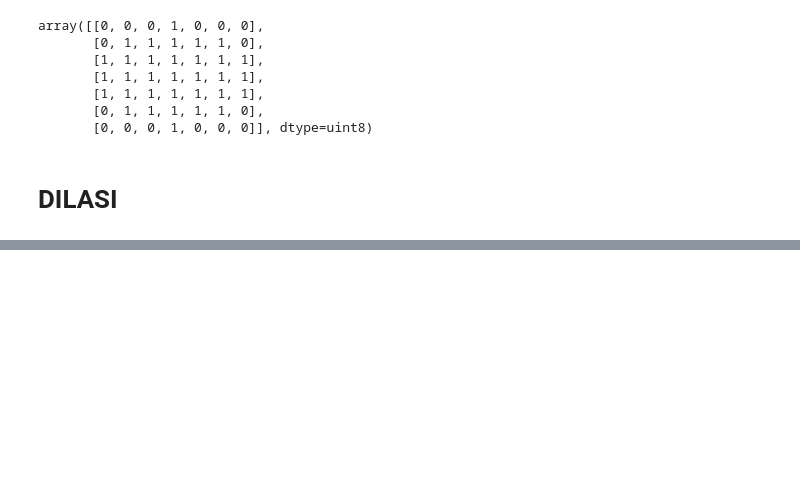
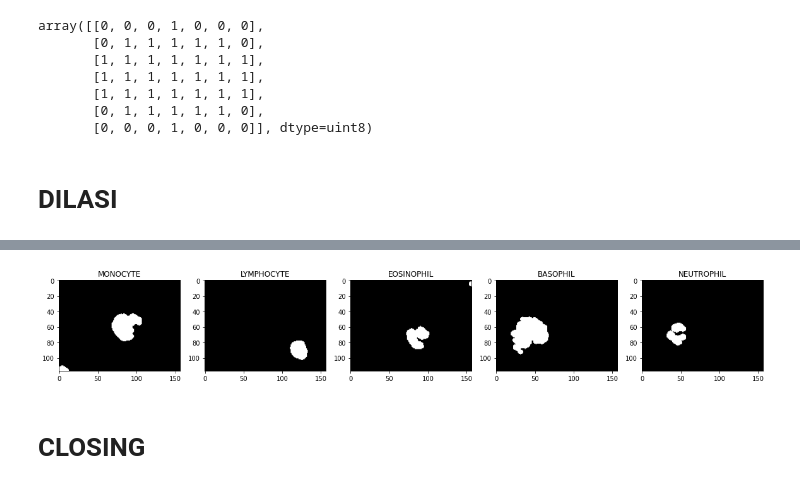
Before and after one commit to shafaio/PCD-Dasar, a Jupyter notebook: MODUL 7/jurnal.ipynb, the cells around one changed output, grey strips where cells are left out. Cells and saved outputs as stored; diff of their text form; code cells hidden in the pictures; blank space fills up the shorter version.

```diff
--- a/MODUL 7/jurnal.ipynb
+++ b/MODUL 7/jurnal.ipynb
@@ -51,0 +69,15 @@ plt.imshow(importImages(dataset[0]))
+# %%
+def Erosi(image, kernel):
+    padd = kernel.shape[0]//2
+    row, col = image.shape
+    jum = (kernel==0).sum()
+    eroImage =np.pad(image, padd)
+    eroImages = np.zeros(image.shape)
+
+    for i in range(row):
+        for j in range(col):
+            if eroImage[i+padd, j+padd] == 255:
+                sum_null = ((eroImage[i:i+kernel.shape[0], j:j+kernel.shape[0]]*kernel) == 0).sum()
+                if jum == sum_null:
+                    eroImages[i, j] = 255
+    return eroImages
@@ -51,0 +90,12 @@ plt.imshow(importImages(dataset[0]))
+# %%
+def Opening(image):
+    result = Erosi(image, kernel)
+    opening = Dilasi(result, kernel)
+
+    return opening
+# %%
+plot([Opening(MON), Opening(LYM), Opening(EOS), Opening(BAS), Opening(NEU)])
+# %% [output]
+[figure, added]
+# %% [markdown]
+# CLOSING
```
Also changed, not shown: parts of 13 cells of this notebook.
